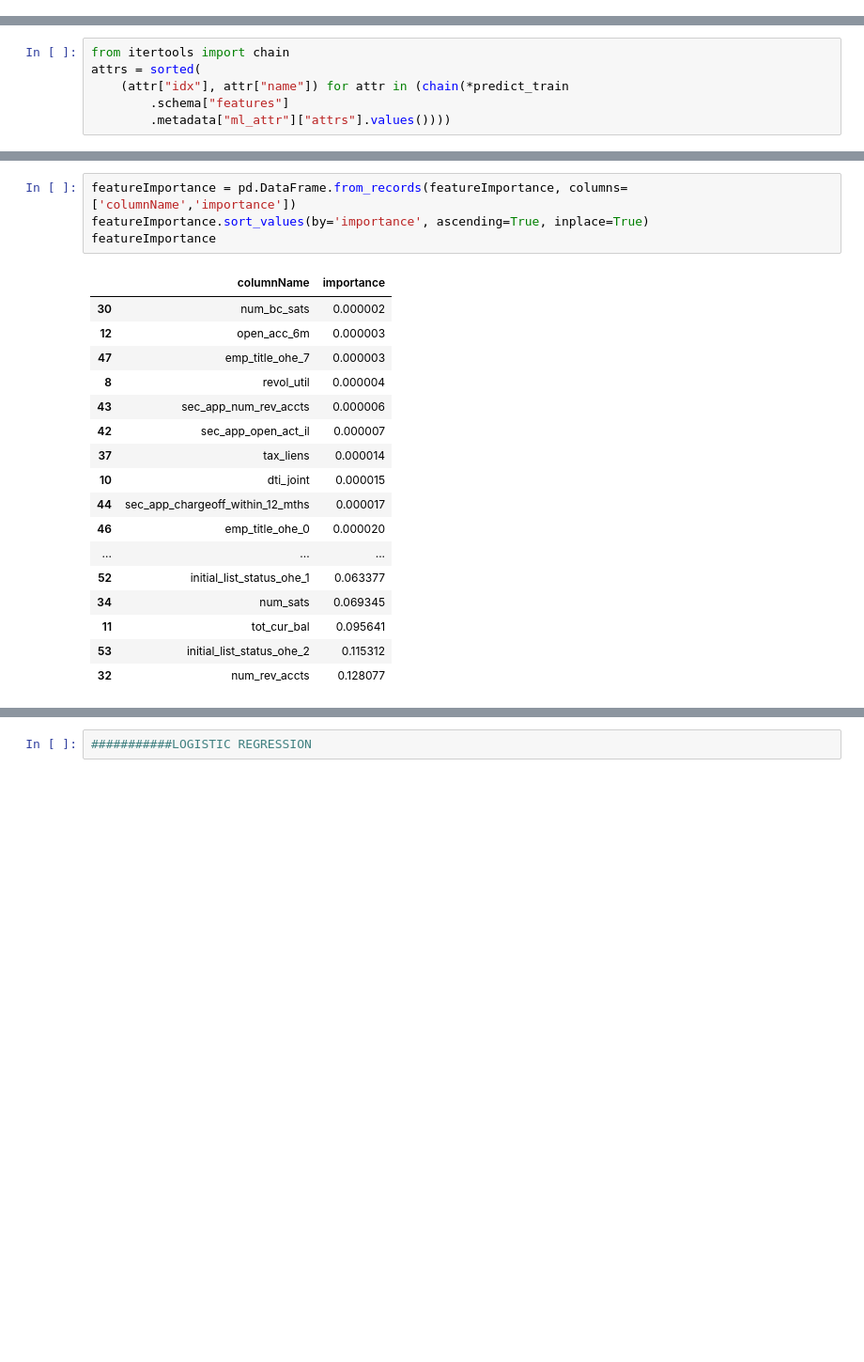
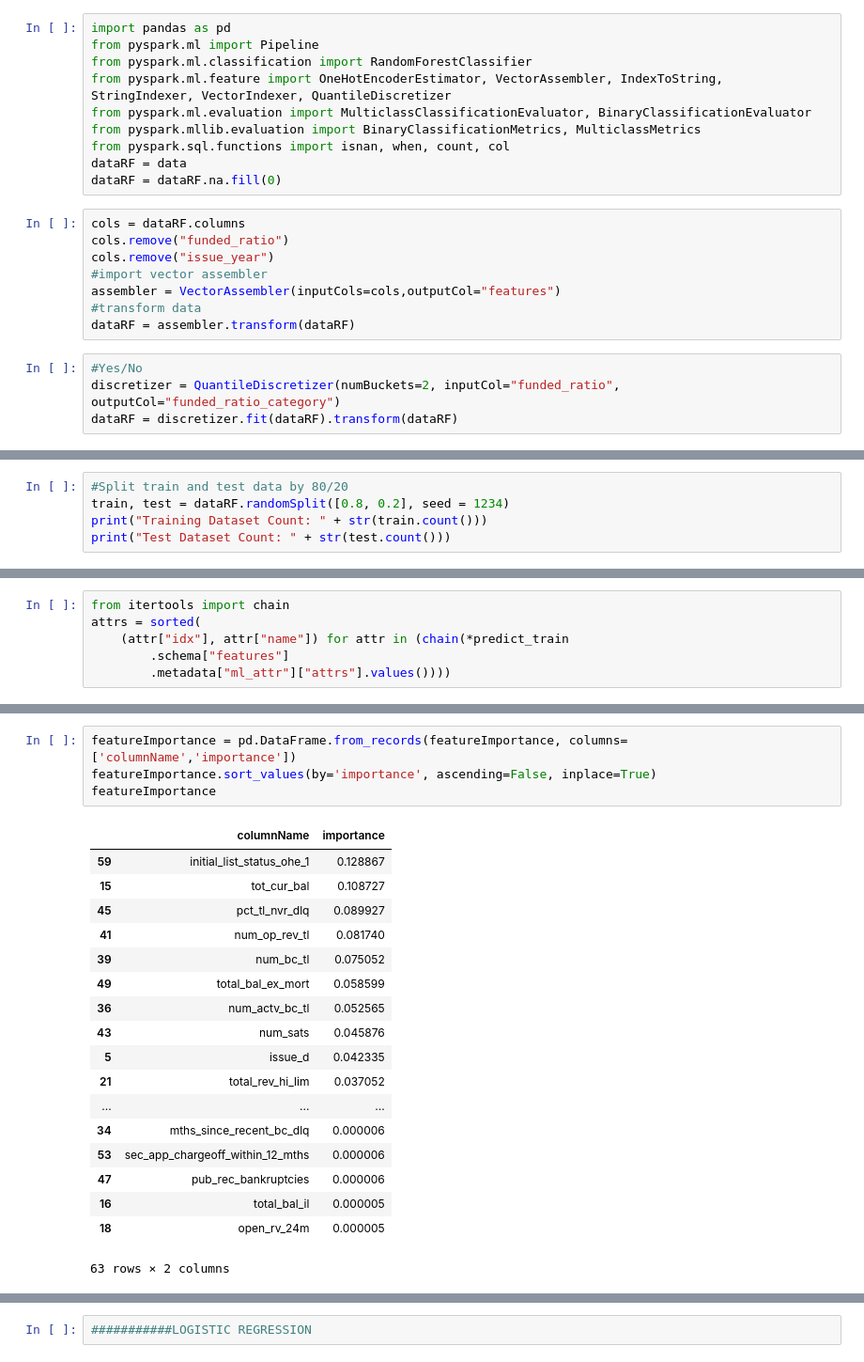
Before and after one commit to bushnej/bdcp, a Jupyter notebook: BDCP_Spring2019.ipynb, the cells around one changed output, grey strips where cells are left out. Shown: that part at 94% size. Saved outputs shown, nothing was run; the diff lists cells and outputs as text; blank space fills up the shorter version.

Commit message:
Add files via upload
Cleaned code, using pipeline and weighted logistic model

```diff
--- a/BDCP_Spring2019.ipynb
+++ b/BDCP_Spring2019.ipynb
@@ -728,0 +162,22 @@ Test Dataset Count: 616179
+# %%
+import pandas as pd
+from pyspark.ml import Pipeline
+from pyspark.ml.classification import RandomForestClassifier
+from pyspark.ml.feature import OneHotEncoderEstimator, VectorAssembler, IndexToString, StringIndexer, VectorIndexer, QuantileDiscretizer
+from pyspark.ml.evaluation import MulticlassClassificationEvaluator, BinaryClassificationEvaluator
+from pyspark.mllib.evaluation import BinaryClassificationMetrics, MulticlassMetrics
+from pyspark.sql.functions import isnan, when, count, col
+dataRF = data
+dataRF = dataRF.na.fill(0)
+# %%
+cols = dataRF.columns
+cols.remove("funded_ratio")
+cols.remove("issue_year")
+#import vector assembler
+assembler = VectorAssembler(inputCols=cols,outputCol="features")
+#transform data
+dataRF = assembler.transform(dataRF)
+# %%
+#Yes/No
+discretizer = QuantileDiscretizer(numBuckets=2, inputCol="funded_ratio", outputCol="funded_ratio_category")
+dataRF = discretizer.fit(dataRF).transform(dataRF)
@@ -728,0 +193,5 @@ Test Dataset Count: 616179
+# %%
+#Split train and test data by 80/20
+train, test = dataRF.randomSplit([0.8, 0.2], seed = 1234)
+print("Training Dataset Count: " + str(train.count()))
+print("Test Dataset Count: " + str(test.count()))
@@ -785,25 +266,26 @@ print(featureImportance)
 # %%
 featureImportance = pd.DataFrame.from_records(featureImportance, columns=['columnName','importance'])
-featureImportance.sort_values(by='importance', ascending=True, inplace=True)
+featureImportance.sort_values(by='importance', ascending=False, inplace=True)
 featureImportance
 # %% [output]
 |  | columnName | importance |
-| 30 | num_bc_sats | 0.000002 |
-| 12 | open_acc_6m | 0.000003 |
-| 47 | emp_title_ohe_7 | 0.000003 |
-| 8 | revol_util | 0.000004 |
-| 43 | sec_app_num_rev_accts | 0.000006 |
-| 42 | sec_app_open_act_il | 0.000007 |
-| 37 | tax_liens | 0.000014 |
-| 10 | dti_joint | 0.000015 |
-| 44 | sec_app_chargeoff_within_12_mths | 0.000017 |
-| 46 | emp_title_ohe_0 | 0.000020 |
+| 59 | initial_list_status_ohe_1 | 0.128867 |
+| 15 | tot_cur_bal | 0.108727 |
+| 45 | pct_tl_nvr_dlq | 0.089927 |
+| 41 | num_op_rev_tl | 0.081740 |
+| 39 | num_bc_tl | 0.075052 |
+| 49 | total_bal_ex_mort | 0.058599 |
+| 36 | num_actv_bc_tl | 0.052565 |
+| 43 | num_sats | 0.045876 |
+| 5 | issue_d | 0.042335 |
+| 21 | total_rev_hi_lim | 0.037052 |
 | ... | ... | ... |
-| 52 | initial_list_status_ohe_1 | 0.063377 |
-| 34 | num_sats | 0.069345 |
-| 11 | tot_cur_bal | 0.095641 |
-| 53 | initial_list_status_ohe_2 | 0.115312 |
-| 32 | num_rev_accts | 0.128077 |
+| 34 | mths_since_recent_bc_dlq | 0.000006 |
+| 53 | sec_app_chargeoff_within_12_mths | 0.000006 |
+| 47 | pub_rec_bankruptcies | 0.000006 |
+| 16 | total_bal_il | 0.000005 |
+| 18 | open_rv_24m | 0.000005 |
+63 rows × 2 columns
 # %%
 import matplotlib.pyplot as plt
 featureImportance.set_index('columnName').plot.barh(figsize=(10,10))#title='Feature Importance', figsize=(8,8))
```
Also changed, not shown: parts of 113 cells of this notebook.
